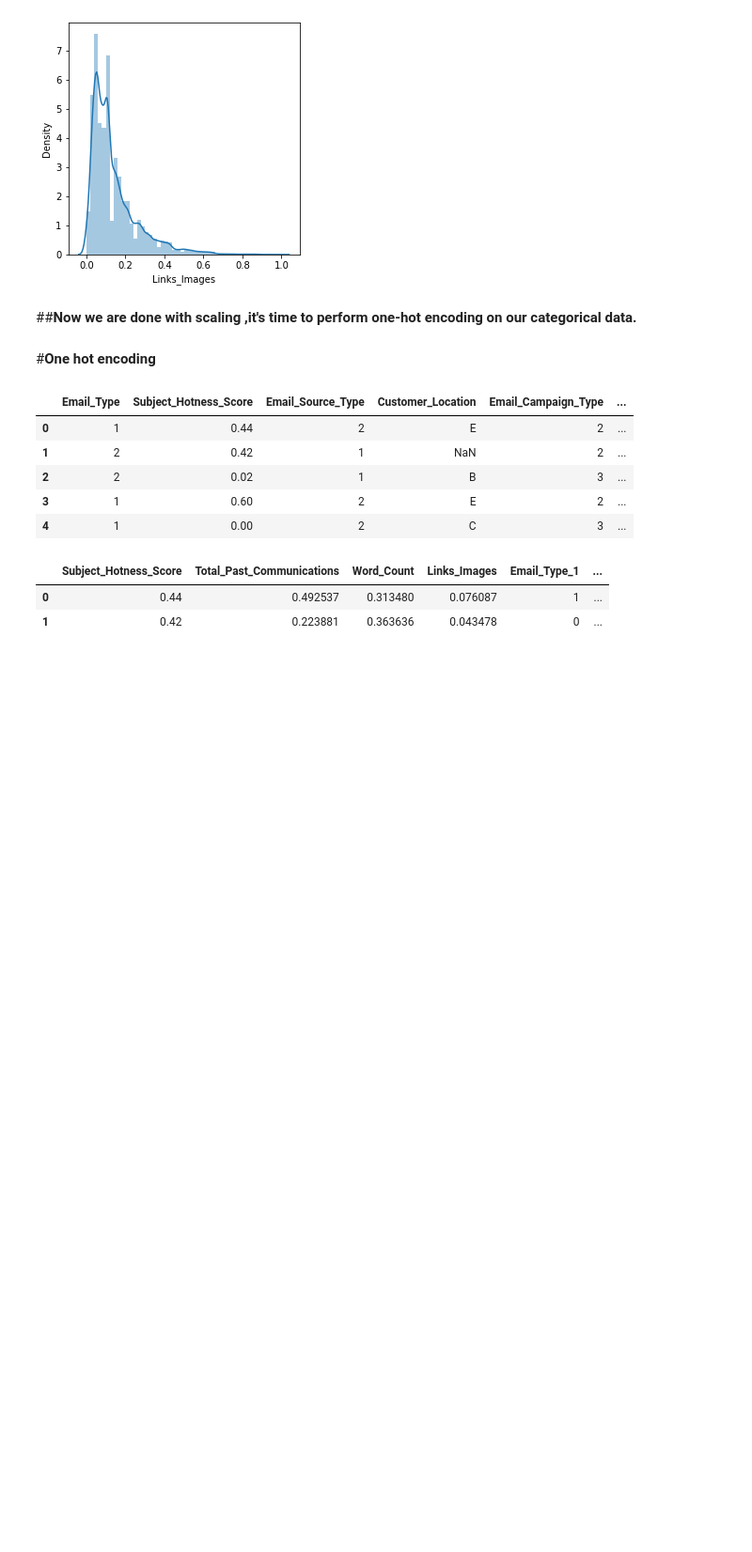
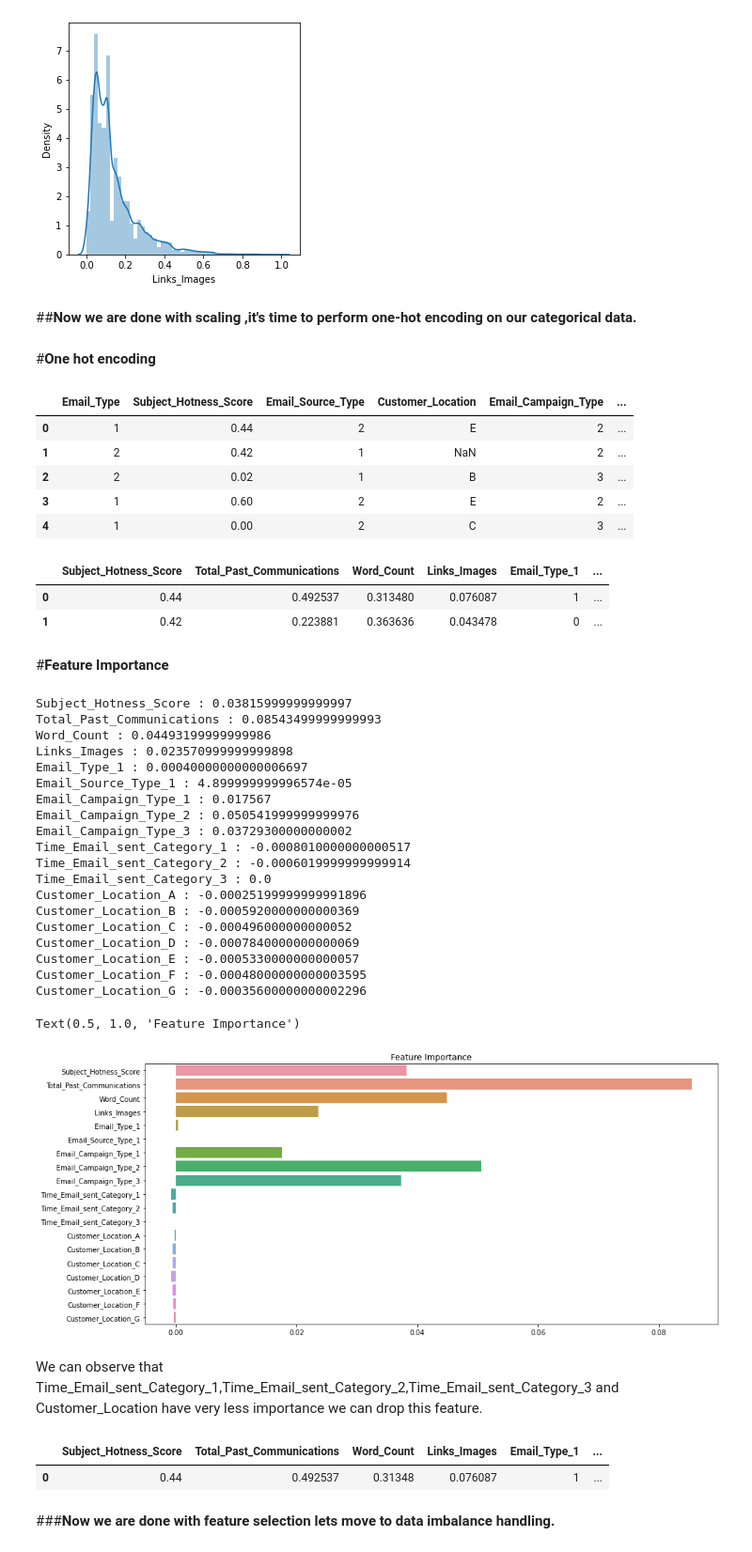
Before and after one commit to Akramkhan01/Email-Campaign-Effectiveness-Prediction-Capstone-Project, a Jupyter notebook: Email_Campaign_Effectiveness_Prediction.ipynb, the cells around one changed output. Shown: that part at 94% size. Drawn from its saved outputs; the diff is of its cells as text; code cells hidden in the pictures; blank space fills up the shorter version.

Commit message:
Feature Importance

```diff
--- a/Email_Campaign_Effectiveness_Prediction.ipynb
+++ b/Email_Campaign_Effectiveness_Prediction.ipynb
@@ -756,0 +722,2 @@ email_data['Email_Status'].value_counts()
+# %% [markdown]
+#**Feature Importance**
@@ -756,0 +734,69 @@ email_data['Email_Status'].value_counts()
+# %%
+def comp_feature_information_gain(df, target, descriptive_feature):
+    """
+    This function calculates information gain for splitting on
+    a particular descriptive feature for a given dataset
+    and a given impurity criteria.
+    Supported split criterion: 'entropy'
+    """
+    target_entropy = compute_impurity(df[target])
+
+    # we define two lists below:
+    # entropy_list to store the entropy of each partition
+    # weight_list to store the relative number of observations in each partition
+    entropy_list = list()
+    weight_list = list()
+
+    # loop over each level of the descriptive feature
+    # to partition the dataset with respect to that level
+    # and compute the entropy and the weight of the level's partition
+    for level in df[descriptive_feature].unique():
+        df_feature_level = df[df[descriptive_feature] == level]
+        entropy_level = compute_impurity(df_feature_level[target])
+        entropy_list.append(round(entropy_level, 3))
+        weight_level = len(df_feature_level) / len(df)
+        weight_list.append(round(weight_level, 3))
+
+    feature_remaining_impurity = np.sum(np.array(entropy_list) * np.array(weight_list))
+
+
+    information_gain = target_entropy - feature_remaining_impurity
+
+
+    return(information_gain)
+# %%
+info_gain={}
+for feature in email_data.drop(columns='Email_Status').columns:
+    feature_info_gain = comp_feature_information_gain(email_data, 'Email_Status', feature)
+    info_gain[feature]=feature_info_gain
+    print(feature, ':', feature_info_gain)
+keys = list(info_gain.keys())
+# get values in the same order as keys, and parse percentage values
+vals = [float(info_gain[k]) for k in info_gain]
+plt.figure(figsize=(15,7))
+sns.barplot(y=keys, x=vals)
+plt.title('Feature Importance')
+# %% [output]
+Subject_Hotness_Score : 0.03815999999999997
+Total_Past_Communications : 0.08543499999999993
+Word_Count : 0.04493199999999986
+Links_Images : 0.023570999999999898
+Email_Type_1 : 0.00040000000000006697
+Email_Source_Type_1 : 4.899999999996574e-05
+Email_Campaign_Type_1 : 0.017567
+Email_Campaign_Type_2 : 0.050541999999999976
+Email_Campaign_Type_3 : 0.03729300000000002
+Time_Email_sent_Category_1 : -0.0008010000000000517
+Time_Email_sent_Category_2 : -0.0006019999999999914
+Time_Email_sent_Category_3 : 0.0
+Customer_Location_A : -0.00025199999999991896
+Customer_Location_B : -0.0005920000000000369
+Customer_Location_C : -0.000496000000000052
+Customer_Location_D : -0.0007840000000000069
+Customer_Location_E : -0.0005330000000000057
+Customer_Location_F : -0.00048000000000003595
+Customer_Location_G : -0.00035600000000002296
+Text(0.5, 1.0, 'Feature Importance')
+[figure, added]
+# %% [markdown]
+We can observe that Time_Email_sent_Category_1,Time_Email_sent_Category_2,Time_Email_sent_Category_3 and Customer_Location have very less importance we can drop this feature.
@@ -756,0 +808,7 @@ email_data['Email_Status'].value_counts()
+# %%
+email_data.head(1)
+# %% [output]
+|  | Subject_Hotness_Score | Total_Past_Communications | Word_Count | Links_Images | Email_Type_1 | ... |
+| 0 | 0.44 | 0.492537 | 0.31348 | 0.076087 | 1 | ... |
+# %% [markdown]
+###**Now we are done with feature selection lets move to data imbalance handling.**
```
Also changed, not shown: parts of 16 cells of this notebook.
